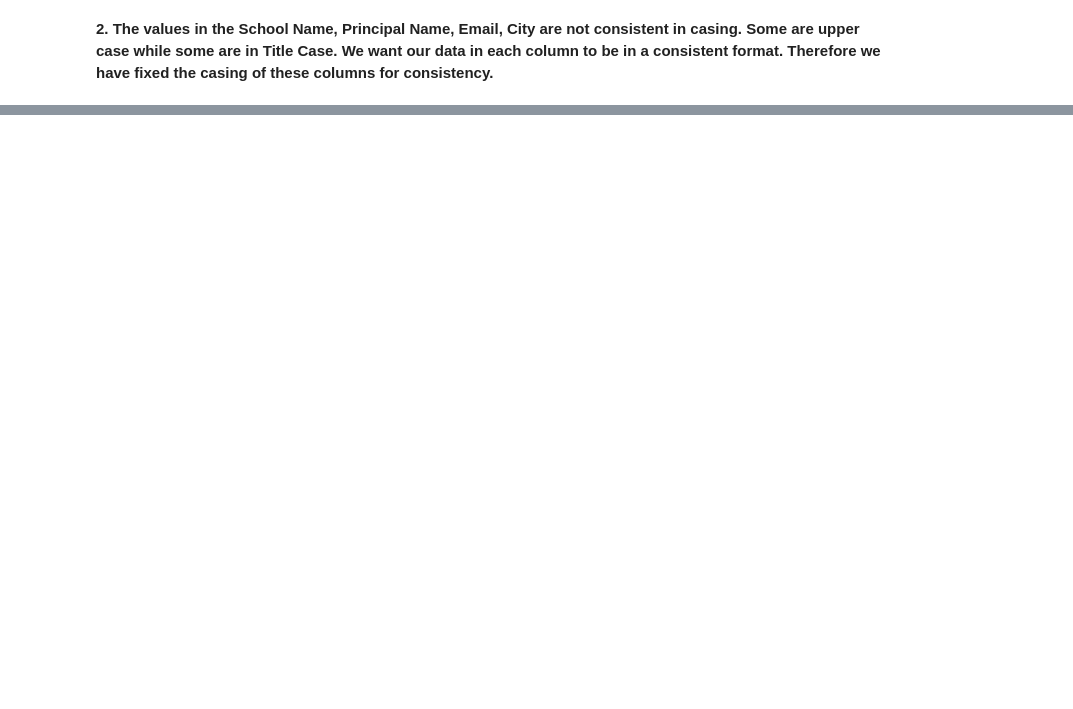
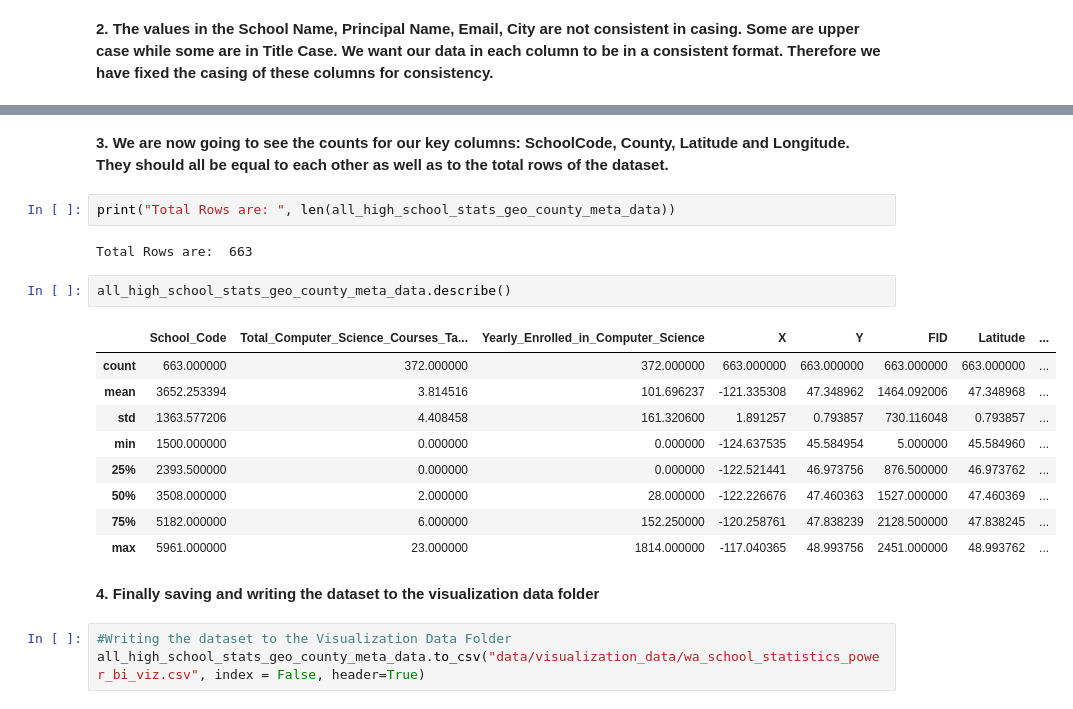
Before and after one commit to codeandcognition/CS_High_School_Education_WA, a Jupyter notebook: Stage_2_Preparing_Visualization_Dataset.ipynb, the cells around one changed output, grey strips where cells are left out. Drawn from its saved outputs; the diff is of its cells as text; blank space fills up the shorter version.

```diff
--- a/Stage_2_Preparing_Visualization_Dataset.ipynb
+++ b/Stage_2_Preparing_Visualization_Dataset.ipynb
@@ -648,0 +797,23 @@ wa_high_school_stats_info_with_geo.to_csv("all_data_latest.csv")
+# %% [markdown]
+**3. We are now going to see the counts for our key columns: SchoolCode, County, Latitude and Longitude. They should all be equal to each other as well as to the total rows of the dataset.**
+# %%
+print("Total Rows are: ", len(all_high_school_stats_geo_county_meta_data))
+# %% [output]
+Total Rows are:  663
+# %%
+all_high_school_stats_geo_county_meta_data.describe()
+# %% [output]
+|  | School_Code | Total_Computer_Science_Courses_Ta... | Yearly_Enrolled_in_Computer_Science | X | Y | FID | Latitude | ... |
+| count | 663.000000 | 372.000000 | 372.000000 | 663.000000 | 663.000000 | 663.000000 | 663.000000 | ... |
+| mean | 3652.253394 | 3.814516 | 101.696237 | -121.335308 | 47.348962 | 1464.092006 | 47.348968 | ... |
+| std | 1363.577206 | 4.408458 | 161.320600 | 1.891257 | 0.793857 | 730.116048 | 0.793857 | ... |
+| min | 1500.000000 | 0.000000 | 0.000000 | -124.637535 | 45.584954 | 5.000000 | 45.584960 | ... |
+| 25% | 2393.500000 | 0.000000 | 0.000000 | -122.521441 | 46.973756 | 876.500000 | 46.973762 | ... |
+| 50% | 3508.000000 | 2.000000 | 28.000000 | -122.226676 | 47.460363 | 1527.000000 | 47.460369 | ... |
+| 75% | 5182.000000 | 6.000000 | 152.250000 | -120.258761 | 47.838239 | 2128.500000 | 47.838245 | ... |
+| max | 5961.000000 | 23.000000 | 1814.000000 | -117.040365 | 48.993756 | 2451.000000 | 48.993762 | ... |
+# %% [markdown]
+**4. Finally saving and writing the dataset to the visualization data folder**
+# %%
+#Writing the dataset to the Visualization Data Folder
+all_high_school_stats_geo_county_meta_data.to_csv("data/visualization_data/wa_school_statistics_power_bi_viz.csv", index = False, header=True)
```
Also changed, not shown: parts of 38 cells of this notebook, 13 other files.
